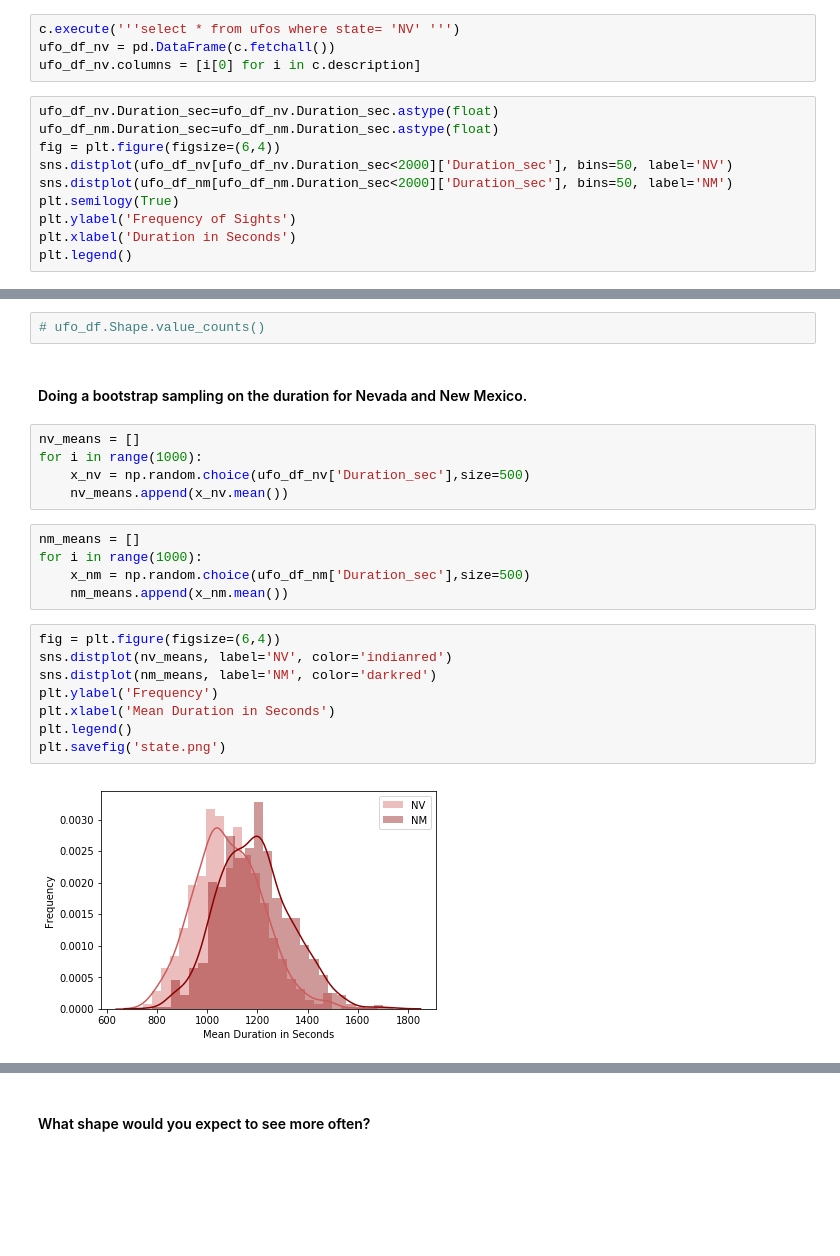
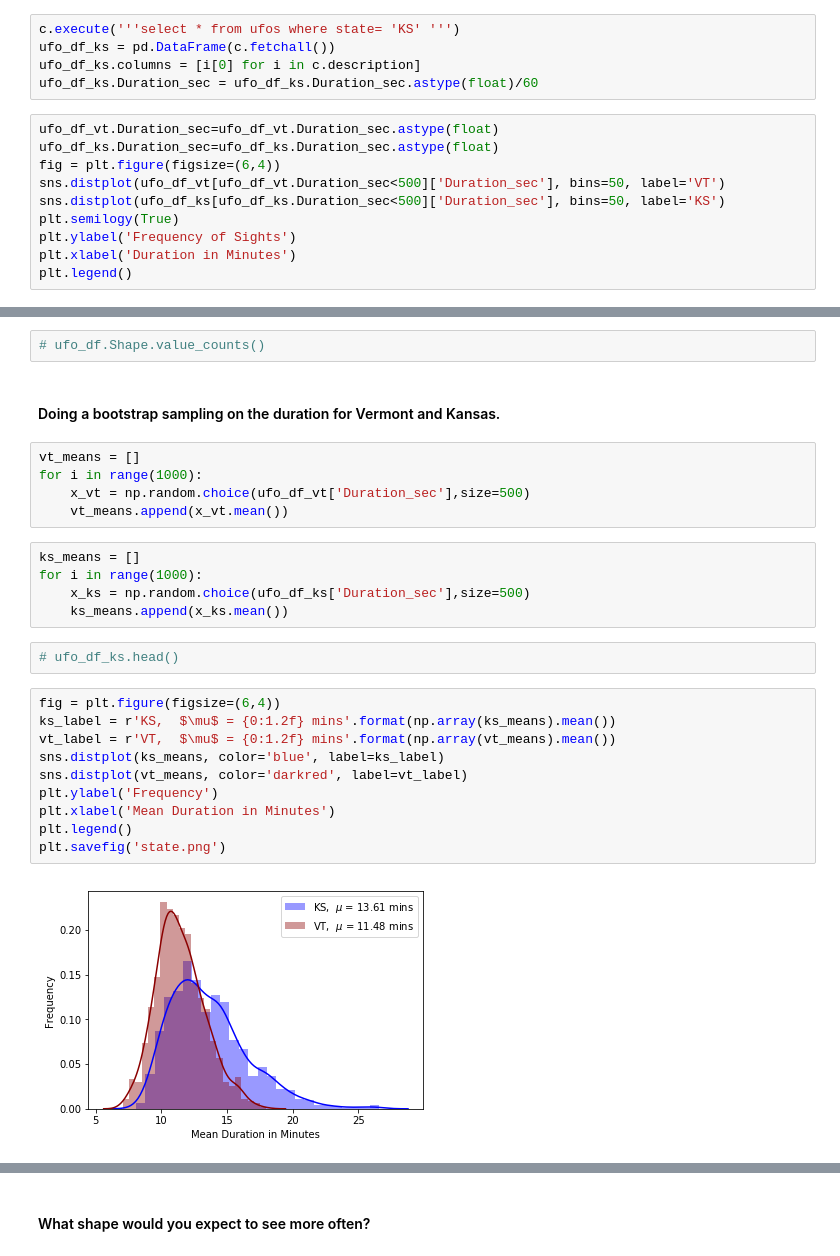
Before and after one commit to fcoba/UFO_proj_2, a Jupyter notebook: ufo_ttest.ipynb, the cells around one changed output, grey strips where cells are left out. Saved outputs shown, nothing was run; the diff lists cells and outputs as text; blank space fills up the shorter version.

```diff
--- a/ufo_ttest.ipynb
+++ b/ufo_ttest.ipynb
@@ -120,16 +275,17 @@ ufo_df_nm.columns = [i[0] for i in c.description]
 # %%
-c.execute('''select * from ufos where state= 'NV' ''')
-ufo_df_nv = pd.DataFrame(c.fetchall())
-ufo_df_nv.columns = [i[0] for i in c.description]
+c.execute('''select * from ufos where state= 'KS' ''')
+ufo_df_ks = pd.DataFrame(c.fetchall())
+ufo_df_ks.columns = [i[0] for i in c.description]
+ufo_df_ks.Duration_sec = ufo_df_ks.Duration_sec.astype(float)/60
 # %%
-ufo_df_nv.Duration_sec=ufo_df_nv.Duration_sec.astype(float)
-ufo_df_nm.Duration_sec=ufo_df_nm.Duration_sec.astype(float)
+ufo_df_vt.Duration_sec=ufo_df_vt.Duration_sec.astype(float)
+ufo_df_ks.Duration_sec=ufo_df_ks.Duration_sec.astype(float)
 fig = plt.figure(figsize=(6,4))
-sns.distplot(ufo_df_nv[ufo_df_nv.Duration_sec<2000]['Duration_sec'], bins=50, label='NV')
-sns.distplot(ufo_df_nm[ufo_df_nm.Duration_sec<2000]['Duration_sec'], bins=50, label='NM')
+sns.distplot(ufo_df_vt[ufo_df_vt.Duration_sec<500]['Duration_sec'], bins=50, label='VT')
+sns.distplot(ufo_df_ks[ufo_df_ks.Duration_sec<500]['Duration_sec'], bins=50, label='KS')
 plt.semilogy(True)
 plt.ylabel('Frequency of Sights')
-plt.xlabel('Duration in Seconds')
+plt.xlabel('Duration in Minutes')
 plt.legend()
 # %% [output]
 <matplotlib.legend.Legend at 0x...>
@@ -137,25 +293,29 @@ plt.legend()
 # %%
 # ufo_df.Shape.value_counts()
 # %% [markdown]
-#### Doing a bootstrap sampling on the duration for Nevada and New Mexico.
+#### Doing a bootstrap sampling on the duration for Vermont and Kansas.
 # %%
-nv_means = []
+vt_means = []
 for i in range(1000):
-    x_nv = np.random.choice(ufo_df_nv['Duration_sec'],size=500)
-    nv_means.append(x_nv.mean())
+    x_vt = np.random.choice(ufo_df_vt['Duration_sec'],size=500)
+    vt_means.append(x_vt.mean())
 # %%
-nm_means = []
+ks_means = []
 for i in range(1000):
-    x_nm = np.random.choice(ufo_df_nm['Duration_sec'],size=500)
-    nm_means.append(x_nm.mean())
+    x_ks = np.random.choice(ufo_df_ks['Duration_sec'],size=500)
+    ks_means.append(x_ks.mean())
+# %%
+# ufo_df_ks.head()
 # %%
 fig = plt.figure(figsize=(6,4))
-sns.distplot(nv_means, label='NV', color='indianred')
-sns.distplot(nm_means, label='NM', color='darkred')
+ks_label = r'KS,  $\mu$ = {0:1.2f} mins'.format(np.array(ks_means).mean())
+vt_label = r'VT,  $\mu$ = {0:1.2f} mins'.format(np.array(vt_means).mean())
+sns.distplot(ks_means, color='blue', label=ks_label)
+sns.distplot(vt_means, color='darkred', label=vt_label)
 plt.ylabel('Frequency')
-plt.xlabel('Mean Duration in Seconds')
+plt.xlabel('Mean Duration in Minutes')
 plt.legend()
 plt.savefig('state.png')
 # %% [output]
-[figure, old version]
+[figure, new version]
 # %%
```
Also changed, not shown: parts of 60 cells of this notebook, 2 other files.
